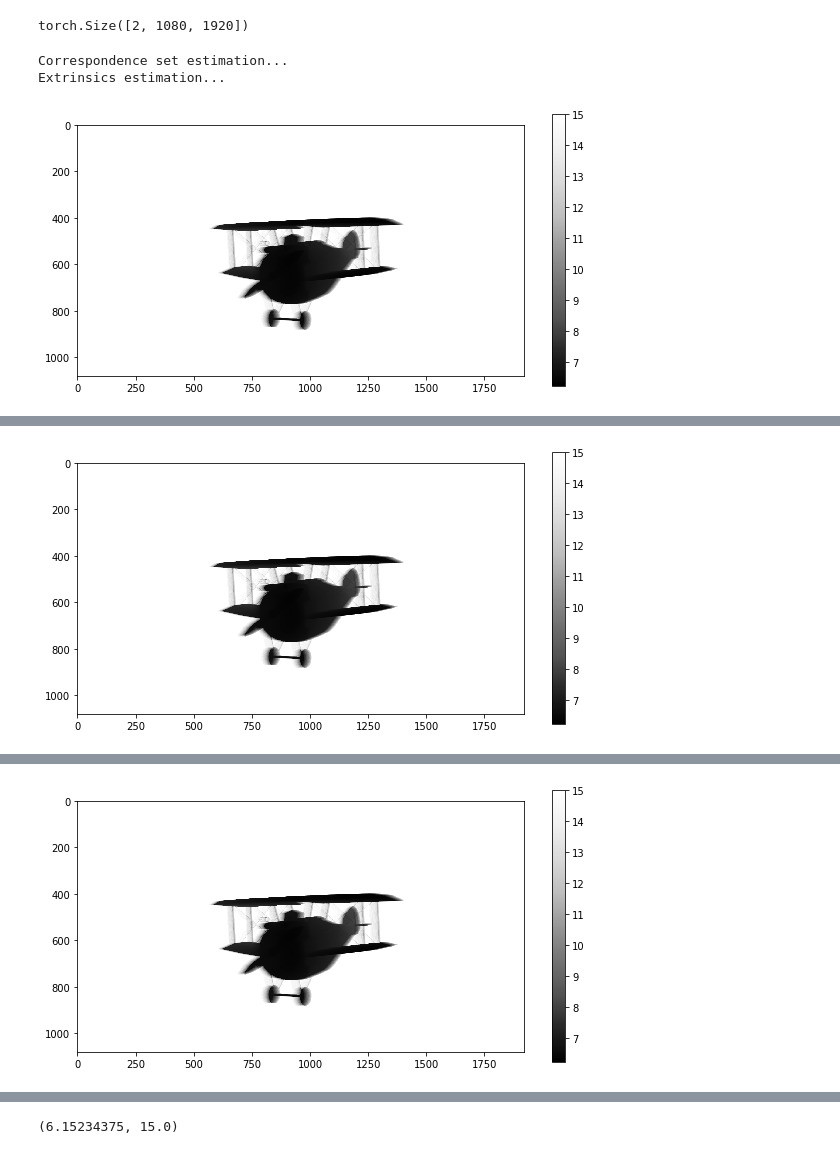
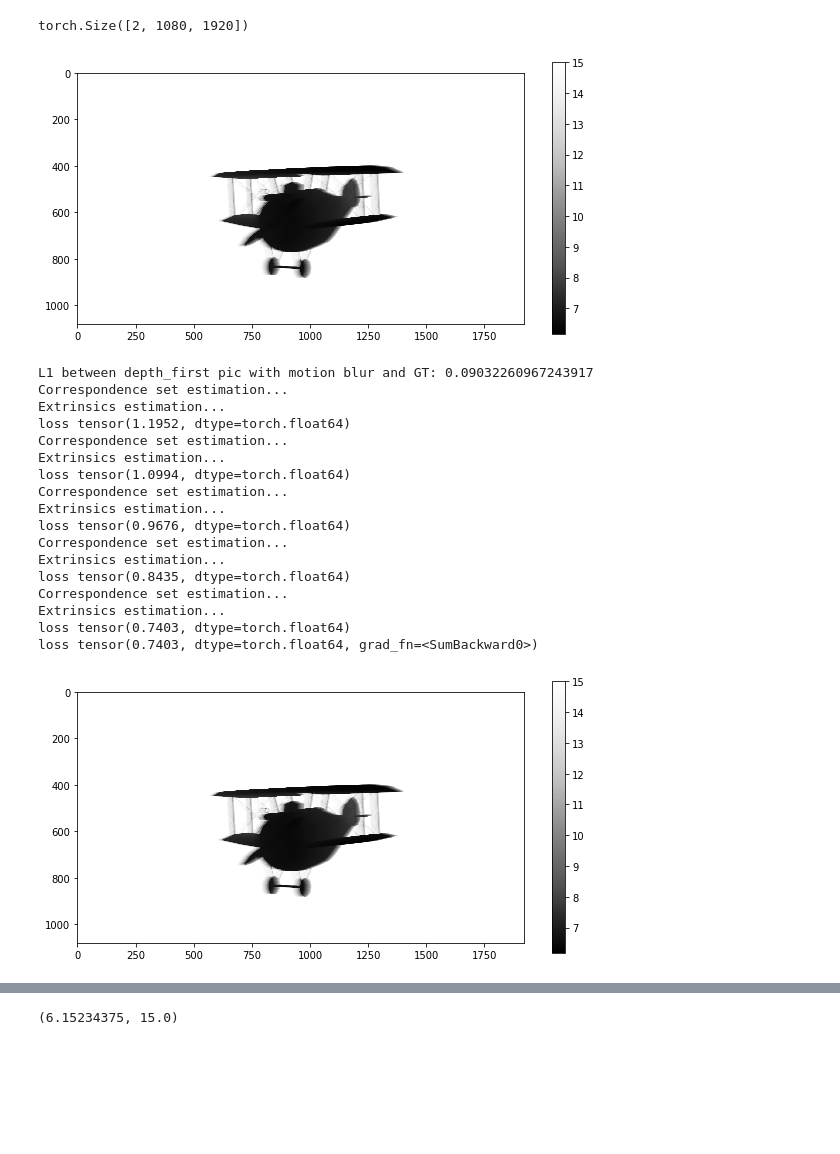
Before and after one commit to ys-koshelev/gradSLAM_FinalProject, a Jupyter notebook: GradOdometry for motion blur.ipynb, the cells around one changed output, grey strips where cells are left out. Cells and saved outputs as stored; diff of their text form; code cells hidden in the pictures; blank space fills up the shorter version.

```diff
--- a/GradOdometry for motion blur.ipynb
+++ b/GradOdometry for motion blur.ipynb
@@ -165,0 +164,18 @@ tensor([-1.8034,  0.0841, -0.0755,  0.0127,  0.2649,  0.0294],
+# %%
+gradslam_iter = 30
+
+T = torch.eye(4).double()
+for i in tqdm(range(gradslam_iter)):
+    params_upd = optim_step_ICP(pc0, pc1, max_iter=10, icp_max_iter=1, verbose=0)
+    transl_upd, angle_upd = params_upd.split([3, 3], dim=-1)
+    rot_upd = create_rot_from_angle(angle_upd.unsqueeze(0)).squeeze(0)
+    pc0.points = transform_pc(pc0.points, rot_upd, transl_upd).squeeze(1)
+
+    T_upd = extrinsics_from_rot_transl(rot_upd, transl_upd).double()
+    T = T_upd @ T
+    rot, transl = T[:3, :3], T[:3, 3]
+    params = get_params_from_rot_and_transl(rot, transl)
+    # print('loss', loss_T(T, extr[0], extr[1]))
+    print('loss', loss_params(params, extr[0], extr[1]))
+
+params
@@ -217,38 +312,77 @@ def loss(T_estim, extr_first, extr_second):
     return loss_val
 # %%
 gradslam_iter = 30
-
-opt = optim.Adam([depth_first], lr=1e-4)
+internal_iter = 5
+opt = optim.Adam([depth_first], lr=1e-2)
 
 depth_history = []
+loss_history = []
+internal_loss_history = []
+
+depth_first_img = depth_first.cpu().data.numpy()
+depth_first_img_gt = gt_depth[0].cpu().data.numpy()
+depth_history.append(depth_first_img)
+plt.figure(figsize=(10, 5))
+plt.imshow(depth_first_img, cmap=plt.cm.Greys_r)
+plt.colorbar()
+plt.show()
+print('L1 between depth_first pic with motion blur and GT:', (np.abs(depth_first_img - depth_first_img_gt).mean()))
+
 for i in tqdm(range(gradslam_iter)):
     pc0 = Cloud.from_tensors(depth_first, K, torch.eye(4), ignore='max')
     pc1 = Cloud.from_tensors(depth_second, K, torch.eye(4), ignore='max')
 
-    #TODO do several iterations of this with small icp_max_iter:
-    params = optim_step_ICP(pc0, pc1, max_iter=100, icp_max_iter=10)
-    transl, angle = params.split([3, 3], dim=-1)
-    rot = create_rot_from_angle(angle.unsqueeze(0)).squeeze(0)
-    pc0.points = transform_pc(pc0.points, rot, transl).squeeze(1)
-    T = extrinsics_from_rot_transl(rot, transl)
+    T = torch.eye(4).double()
+    for j in range(internal_iter):
+        params_upd = optim_step_ICP(pc0, pc1, max_iter=10, icp_max_iter=1, verbose=0)
+        transl_upd, angle_upd = params_upd.split([3, 3], dim=-1)
+        rot_upd = create_rot_from_angle(angle_upd.unsqueeze(0)).squeeze(0)
+        pc0.points = transform_pc(pc0.points, rot_upd, transl_upd).squeeze(1)
+
+        T_upd = extrinsics_from_rot_transl(rot_upd, transl_upd).double()
+        T = T_upd @ T
+        rot, transl = T[:3, :3], T[:3, 3]
+        params = get_params_from_rot_and_transl(rot, transl)
+        # print('loss', loss_T(T, extr[0], extr[1]))
+        loss_val = loss_params(params, extr[0], extr[1]).detach()
+        internal_loss_history.append(loss_val.item())
+        print('loss', loss_val)
 
     opt.zero_grad()
-    loss_val = loss(T, extr[0], extr[1])
+    loss_val = loss_params(params, extr[0], extr[1])
+    loss_history.append(loss_val.item())
+    print('loss', loss_val)
     loss_val.backward()
     opt.step()
 
 #     if i % 5 == 0:
 #         visualize_pcd(pc0, pc1)
 
     depth_first_img = depth_first.cpu().data.numpy()
     depth_first_img_gt = gt_depth[0].cpu().data.numpy()
     depth_history.append(depth_first_img)
     plt.figure(figsize=(10, 5))
     plt.imshow(depth_first_img, cmap=plt.cm.Greys_r)
     plt.colorbar()
     plt.show()
     print('L1 between depth_first pic with motion blur and GT:', (np.abs(depth_first_img - depth_first_img_gt).mean()))
 # %% [output]
+[figure]
+L1 between depth_first pic with motion blur and GT: 0.09032260967243917
 Correspondence set estimation...
 Extrinsics estimation...
+loss tensor(1.1952, dtype=torch.float64)
+Correspondence set estimation...
+Extrinsics estimation...
+loss tensor(1.0994, dtype=torch.float64)
+Correspondence set estimation...
+Extrinsics estimation...
+loss tensor(0.9676, dtype=torch.float64)
+Correspondence set estimation...
+Extrinsics estimation...
+loss tensor(0.8435, dtype=torch.float64)
+Correspondence set estimation...
+Extrinsics estimation...
+loss tensor(0.7403, dtype=torch.float64)
+loss tensor(0.7403, dtype=torch.float64, grad_fn=<SumBackward0>)
-[figure]
+[figure]
@@ -258 +405,0 @@ Extrinsics estimation...
-[figure]
@@ -262 +423,0 @@ Extrinsics estimation...
-[figure]
```
Also changed, not shown: parts of 18 cells of this notebook, 2 other files.
